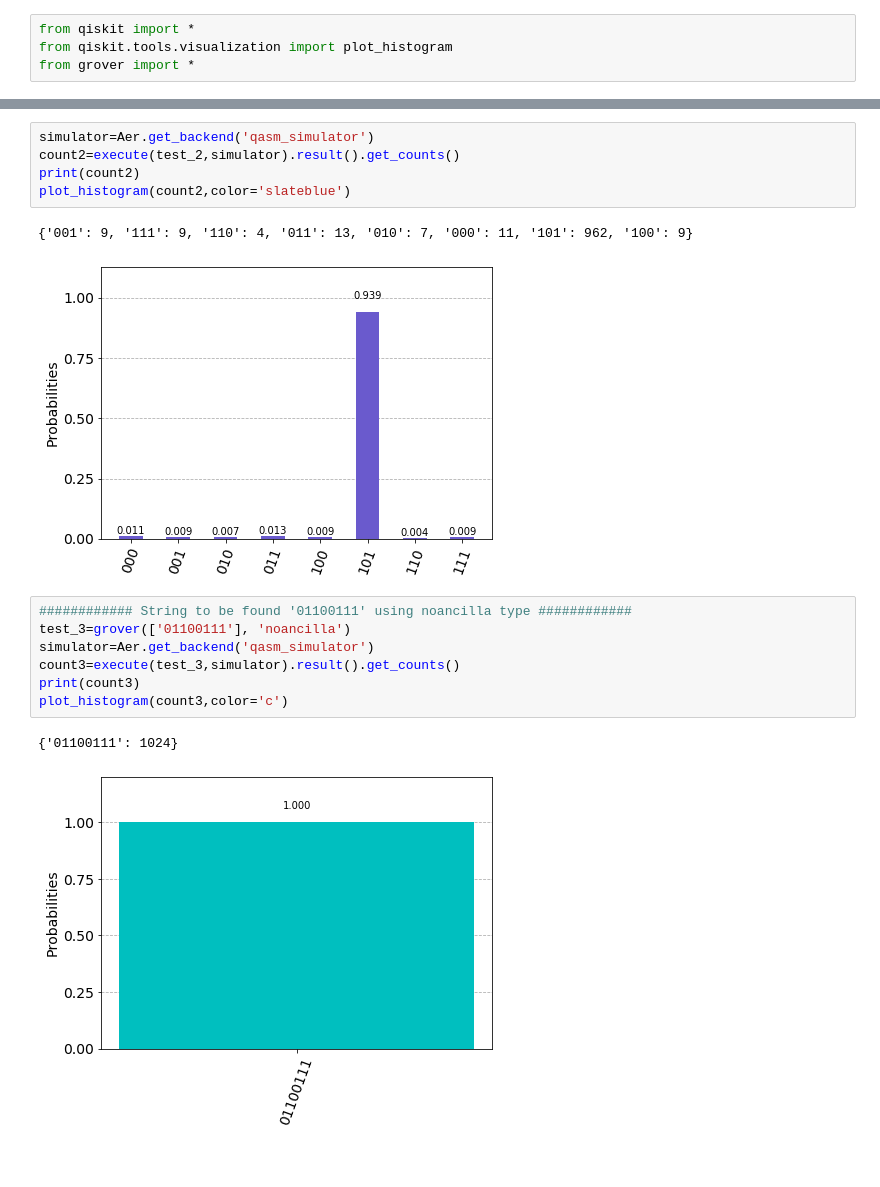
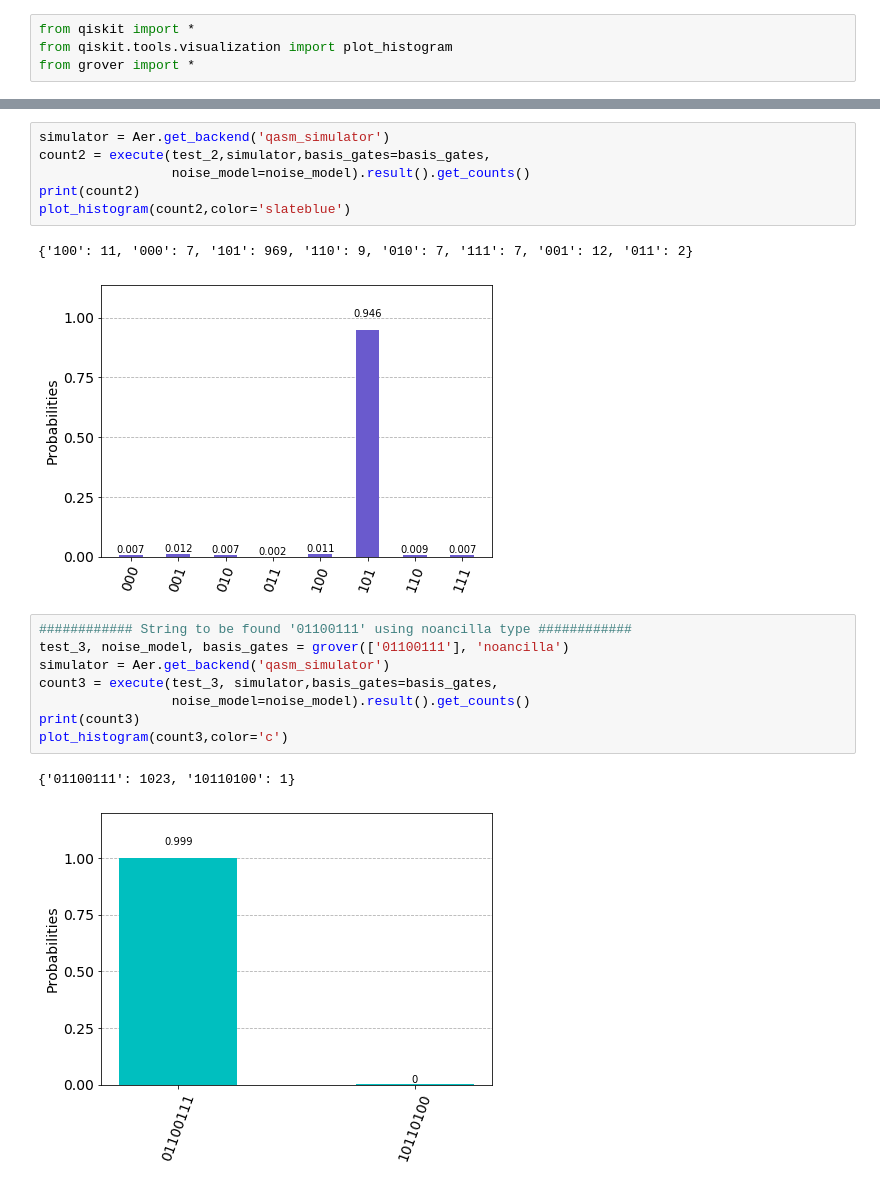
Before and after one commit to melsayed-7/Grover-s-Algorithm-QOSF, a Jupyter notebook: src/Grover/main.ipynb, the cells around one changed output, grey strips where cells are left out. Drawn from its saved outputs; the diff is of its cells as text.

```diff
--- a/src/Grover/main.ipynb
+++ b/src/Grover/main.ipynb
@@ -23,22 +24,24 @@ test_2.decompose().draw('mpl')
 # %% [output]
 [figure]
 # %%
-simulator=Aer.get_backend('qasm_simulator')
-count2=execute(test_2,simulator).result().get_counts()
+simulator = Aer.get_backend('qasm_simulator')
+count2 = execute(test_2,simulator,basis_gates=basis_gates,
+                 noise_model=noise_model).result().get_counts()
 print(count2)
 plot_histogram(count2,color='slateblue')
 # %% [output]
-{'001': 9, '111': 9, '110': 4, '011': 13, '010': 7, '000': 11, '101': 962, '100': 9}
+{'100': 11, '000': 7, '101': 969, '110': 9, '010': 7, '111': 7, '001': 12, '011': 2}
-[figure, old version]
+[figure, new version]
 # %%
 ############ String to be found '01100111' using noancilla type ############
-test_3=grover(['01100111'], 'noancilla')
-simulator=Aer.get_backend('qasm_simulator')
-count3=execute(test_3,simulator).result().get_counts()
+test_3, noise_model, basis_gates = grover(['01100111'], 'noancilla')
+simulator = Aer.get_backend('qasm_simulator')
+count3 = execute(test_3, simulator,basis_gates=basis_gates,
+                 noise_model=noise_model).result().get_counts()
 print(count3)
 plot_histogram(count3,color='c')
 # %% [output]
-{'01100111': 1024}
+{'01100111': 1023, '10110100': 1}
-[figure, old version]
+[figure, new version]
 # %%
 ############ String to be found '01100111' using ancilla type ############
```
Also changed, not shown: parts of 7 cells of this notebook, 2 other files.
